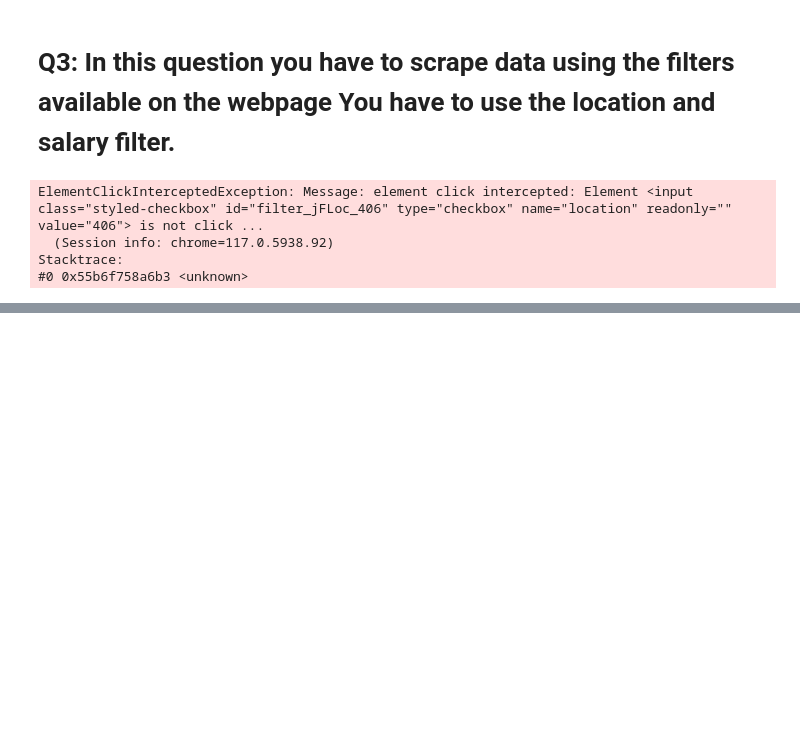
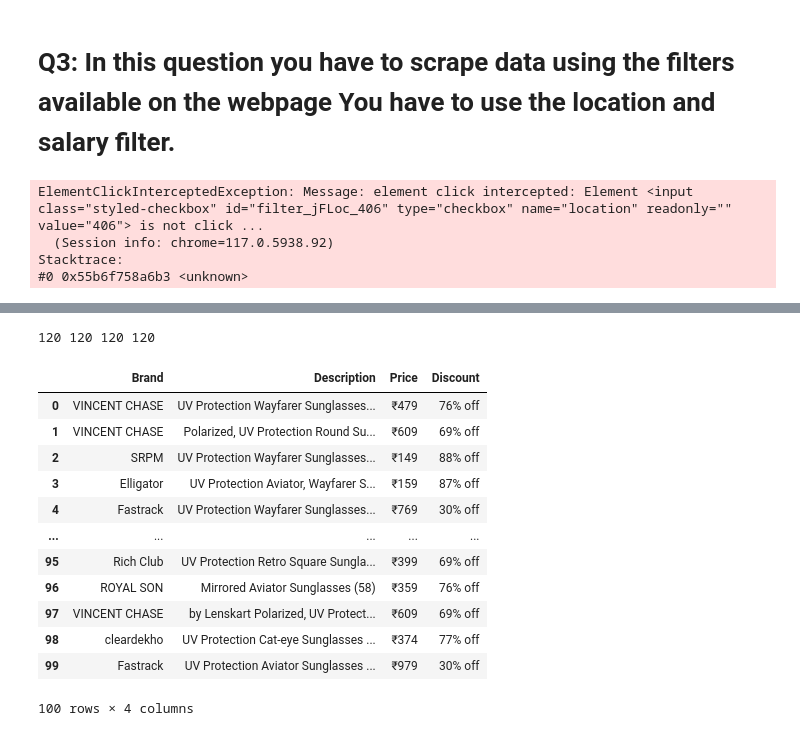
Before and after one commit to Puru2016/internship, a Jupyter notebook: WebScrapping-2/WebScraping2-tasks.ipynb, the cells around one changed output, grey strips where cells are left out. Drawn from its saved outputs; the diff is of its cells as text; code cells hidden in the pictures; blank space fills up the shorter version.

Commit message:
Updated code after Clear doubts

```diff
--- a/WebScrapping-2/WebScraping2-tasks.ipynb
+++ b/WebScrapping-2/WebScraping2-tasks.ipynb
@@ -372,0 +383,23 @@ df
+# %%
+print(len(sunglass_brand),len(sunglass_desc),len(sunglass_price),len(sunglass_discount))
+# %% [output]
+120 120 120 120
+# %%
+# Making Dataframe
+df = pd.DataFrame({'Brand':sunglass_brand, 'Description':sunglass_desc, 'Price':sunglass_price, 'Discount':sunglass_discount})
+df = df.head(100)
+df
+# %% [output]
+|  | Brand | Description | Price | Discount |
+| 0 | VINCENT CHASE | UV Protection Wayfarer Sunglasses... | ₹479 | 76% off |
+| 1 | VINCENT CHASE | Polarized, UV Protection Round Su... | ₹609 | 69% off |
+| 2 | SRPM | UV Protection Wayfarer Sunglasses... | ₹149 | 88% off |
+| 3 | Elligator | UV Protection Aviator, Wayfarer S... | ₹159 | 87% off |
+| 4 | Fastrack | UV Protection Wayfarer Sunglasses... | ₹769 | 30% off |
+| ... | ... | ... | ... | ... |
+| 95 | Rich Club | UV Protection Retro Square Sungla... | ₹399 | 69% off |
+| 96 | ROYAL SON | Mirrored Aviator Sunglasses (58) | ₹359 | 76% off |
+| 97 | VINCENT CHASE | by Lenskart Polarized, UV Protect... | ₹609 | 69% off |
+| 98 | cleardekho | UV Protection Cat-eye Sunglasses ... | ₹374 | 77% off |
+| 99 | Fastrack | UV Protection Aviator Sunglasses ... | ₹979 | 30% off |
+100 rows × 4 columns
```
Also changed, not shown: parts of 42 cells of this notebook.
